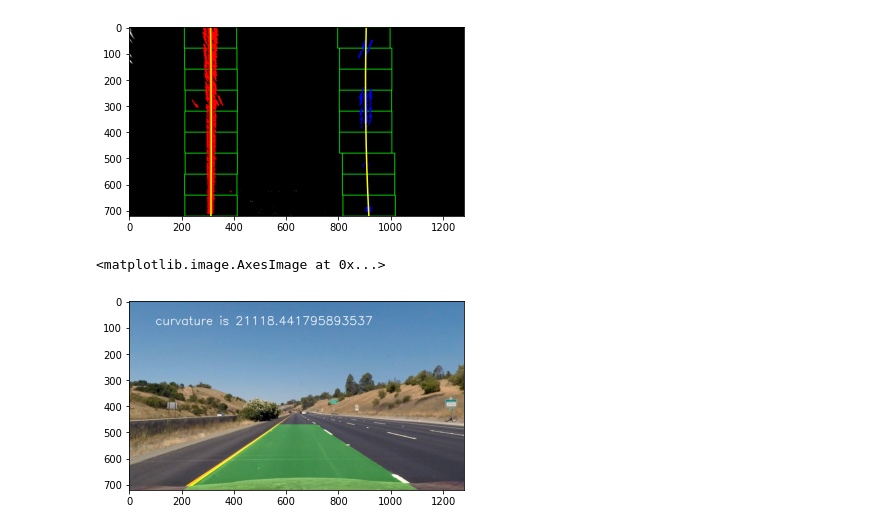
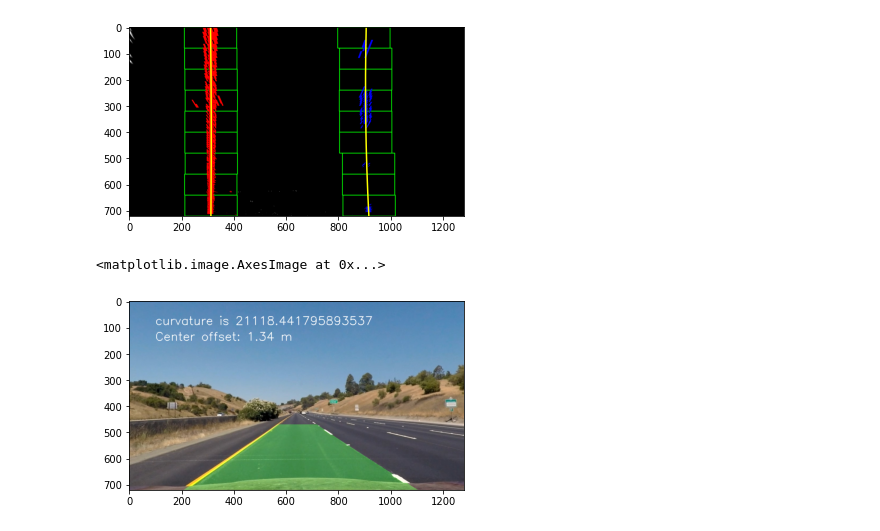
Before and after one commit to yongzou/CarND-Advanced-Lane-Lines, a Jupyter notebook: examples/homework.ipynb, the cells around one changed output. Saved outputs shown, nothing was run; the diff lists cells and outputs as text; code cells hidden in the pictures.

```diff
--- a/examples/homework.ipynb
+++ b/examples/homework.ipynb
@@ -273,6 +273,14 @@ def measure_curvature(ploty, left_fit, right_fit):
 
 
     return left_curverad, right_curverad
+
+def measure_center_offset(leftx, rightx, img_size):
+    # compute the offset from the center
+    lane_center = (leftx[719] + rightx[719])/2
+    xm_per_pix = 3.7/700 # meters per pixel in x dimension
+    center_offset_pixels = abs(img_size[0]/2 - lane_center)
+    center_offset_mtrs = xm_per_pix*center_offset_pixels
+    return "Center offset: %.2f m" % center_offset_mtrs
 # %%
 # Detect lane pixels and fit to find the lane boundary.
 def hist(img):
@@ -526,35 +534,37 @@ def draw_final_image(warped, left_fitx, right_fitx, polty, undist, Minv):
     warp_zero = np.zeros_like(warped).astype(np.uint8)
     color_warp = np.dstack((warp_zero, warp_zero, warp_zero))
 
     # Recast the x and y points into usable format for cv2.fillPoly()
     pts_left = np.array([np.transpose(np.vstack([left_fitx, ploty]))])
     pts_right = np.array([np.flipud(np.transpose(np.vstack([right_fitx, ploty])))])
     pts = np.hstack((pts_left, pts_right))
 
     # Draw the lane onto the warped blank image
     cv2.fillPoly(color_warp, np.int_([pts]), (0,255, 0))
 
     # Warp the blank back to original image space using inverse perspective matrix (Minv)
     newwarp = cv2.warpPerspective(color_warp, Minv, (warped.shape[1], warped.shape[0]))
     # Combine the result with the original image
     result = cv2.addWeighted(undist, 1, newwarp, 0.3, 0)
 
     return result
 
 minv = get_minv(img)
 # plt.imshow(bird_img)
 final_res = draw_final_image(bird_img, left_fitx, right_fitx, ploty, undist, minv)
 
 left_curverad, right_curverad = measure_curvature(ploty, left_fit, right_fit)
 curvature_string = "curvature is " + str((left_curverad + right_curverad) / 2)
 
+center_offset = measure_center_offset(left_fitx, right_fitx, bird_img.shape)
+
 cv2.putText(final_res, curvature_string , (100, 90), cv2.FONT_HERSHEY_SIMPLEX, 1.5, (255,255,255), thickness=2)
-#     cv2.putText(result, offset_string, (100, 150), cv2.FONT_HERSHEY_SIMPLEX, 1.5, (255,255,255), thickness=2)
+cv2.putText(final_res, center_offset, (100, 150), cv2.FONT_HERSHEY_SIMPLEX, 1.5, (255,255,255), thickness=2)
 
 plt.imshow(cv2.cvtColor(final_res, cv2.COLOR_BGR2RGB))
 # %% [output]
 <matplotlib.image.AxesImage at 0x...>
-[figure, old version]
+[figure, new version]
 # %%
 # put it all together
 def process_image():
```
